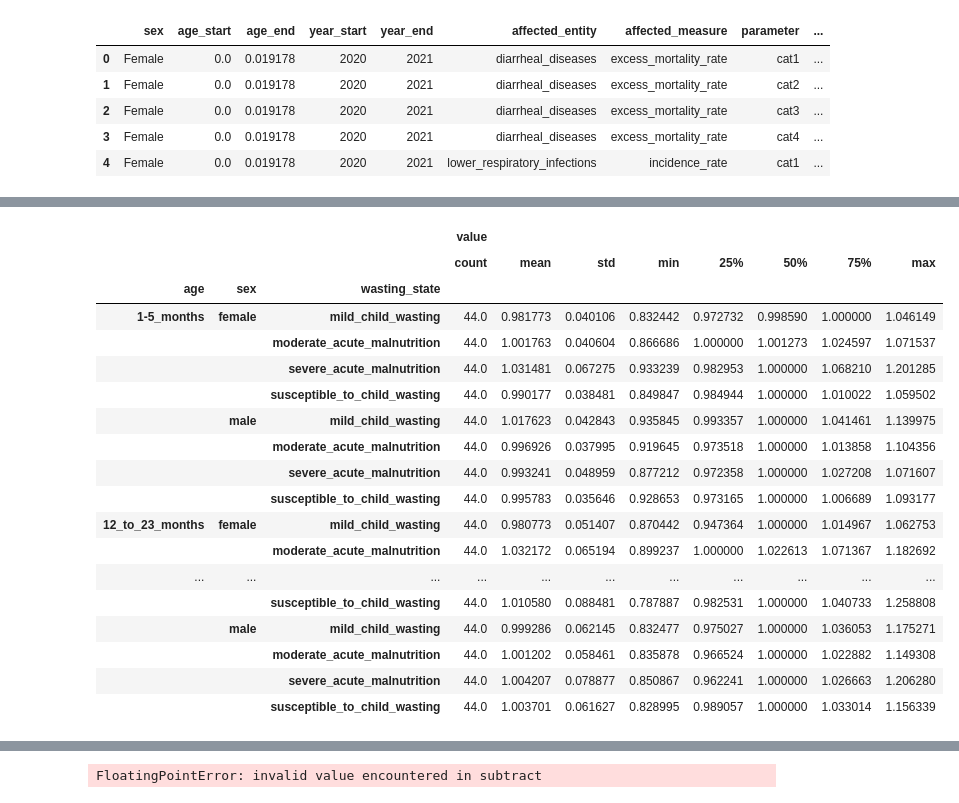
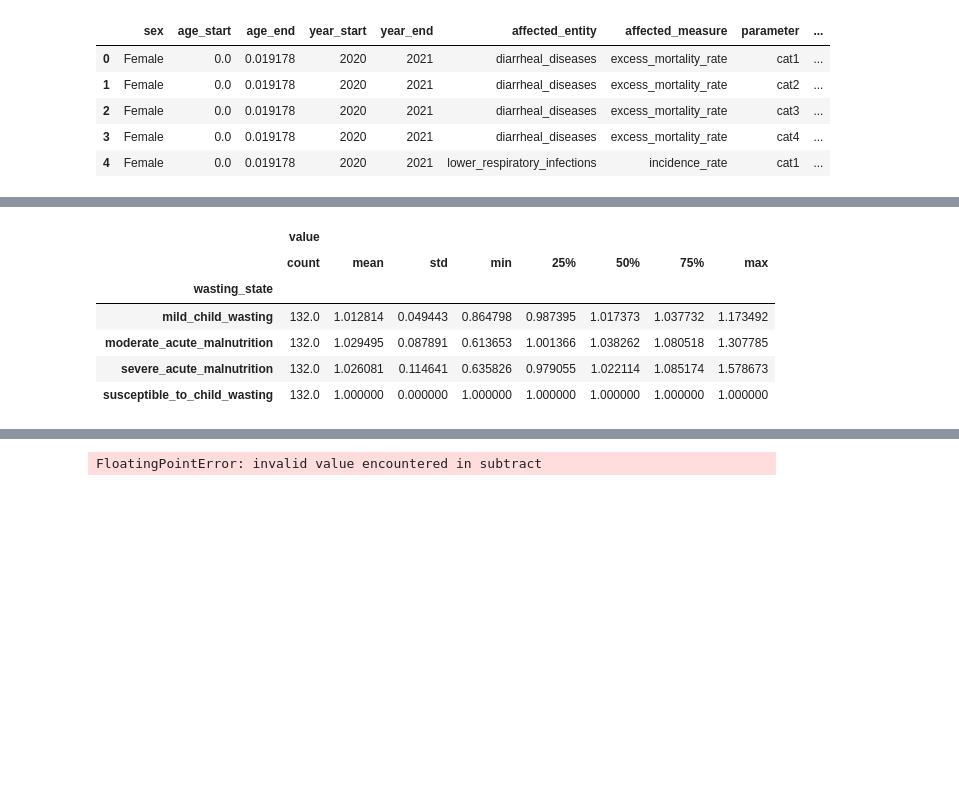
Before and after one commit to ihmeuw/vivarium_research_ciff_sam, a Jupyter notebook: model_validation/model7/model_7.1.1_risk_effects_verification.ipynb, the cells around one changed output, grey strips where cells are left out. Cells and saved outputs as stored; diff of their text form; code cells hidden in the pictures; blank space fills up the shorter version.

```diff
--- a/model_validation/model7/model_7.1.1_risk_effects_verification.ipynb
+++ b/model_validation/model7/model_7.1.1_risk_effects_verification.ipynb
@@ -196,33 +182,22 @@ dpt = pd.read_csv(output_dir + 'diarrhea_state_person_time.csv')
 # %%
 cols = ['age','sex']
 
 a = ((dt.loc[(dt.measure=='susceptible_to_diarrheal_diseases_to_diarrheal_diseases_event_count')].groupby(['input_draw','wasting_state']+cols).sum()[['value']])
 / (dpt.loc[(dpt.cause=='susceptible_to_diarrheal_diseases')]
   .groupby(['input_draw','wasting_state']+cols).sum()[['value']])).reset_index()
 ab = a.loc[a.wasting_state=='susceptible_to_child_wasting']
 rrs = (a.set_index(['input_draw'] + cols + ['wasting_state'])
-       / a.set_index(['input_draw'] + cols)[['value']])
-rrs.groupby(['age','sex','wasting_state']).describe()
+       / ab.set_index(['input_draw'] + cols)[['value']])
+rrs.groupby(['wasting_state']).describe()
+# good, all close to 1
 # %% [output]
-|  |  |  | value |  |  |  |  |  |  |  |
-|  |  |  | count | mean | std | min | 25% | 50% | 75% | max |
-| age | sex | wasting_state |  |  |  |  |  |  |  |  |
-| 1-5_months | female | mild_child_wasting | 44.0 | 0.981773 | 0.040106 | 0.832442 | 0.972732 | 0.998590 | 1.000000 | 1.046149 |
-|  |  | moderate_acute_malnutrition | 44.0 | 1.001763 | 0.040604 | 0.866686 | 1.000000 | 1.001273 | 1.024597 | 1.071537 |
-|  |  | severe_acute_malnutrition | 44.0 | 1.031481 | 0.067275 | 0.933239 | 0.982953 | 1.000000 | 1.068210 | 1.201285 |
-|  |  | susceptible_to_child_wasting | 44.0 | 0.990177 | 0.038481 | 0.849847 | 0.984944 | 1.000000 | 1.010022 | 1.059502 |
-|  | male | mild_child_wasting | 44.0 | 1.017623 | 0.042843 | 0.935845 | 0.993357 | 1.000000 | 1.041461 | 1.139975 |
-|  |  | moderate_acute_malnutrition | 44.0 | 0.996926 | 0.037995 | 0.919645 | 0.973518 | 1.000000 | 1.013858 | 1.104356 |
-|  |  | severe_acute_malnutrition | 44.0 | 0.993241 | 0.048959 | 0.877212 | 0.972358 | 1.000000 | 1.027208 | 1.071607 |
-|  |  | susceptible_to_child_wasting | 44.0 | 0.995783 | 0.035646 | 0.928653 | 0.973165 | 1.000000 | 1.006689 | 1.093177 |
-| 12_to_23_months | female | mild_child_wasting | 44.0 | 0.980773 | 0.051407 | 0.870442 | 0.947364 | 1.000000 | 1.014967 | 1.062753 |
-|  |  | moderate_acute_malnutrition | 44.0 | 1.032172 | 0.065194 | 0.899237 | 1.000000 | 1.022613 | 1.071367 | 1.182692 |
-| ... | ... | ... | ... | ... | ... | ... | ... | ... | ... | ... |
-|  |  | susceptible_to_child_wasting | 44.0 | 1.010580 | 0.088481 | 0.787887 | 0.982531 | 1.000000 | 1.040733 | 1.258808 |
-|  | male | mild_child_wasting | 44.0 | 0.999286 | 0.062145 | 0.832477 | 0.975027 | 1.000000 | 1.036053 | 1.175271 |
-|  |  | moderate_acute_malnutrition | 44.0 | 1.001202 | 0.058461 | 0.835878 | 0.966524 | 1.000000 | 1.022882 | 1.149308 |
-|  |  | severe_acute_malnutrition | 44.0 | 1.004207 | 0.078877 | 0.850867 | 0.962241 | 1.000000 | 1.026663 | 1.206280 |
-|  |  | susceptible_to_child_wasting | 44.0 | 1.003701 | 0.061627 | 0.828995 | 0.989057 | 1.000000 | 1.033014 | 1.156339 |
+|  | value |  |  |  |  |  |  |  |
+|  | count | mean | std | min | 25% | 50% | 75% | max |
+| wasting_state |  |  |  |  |  |  |  |  |
+| mild_child_wasting | 132.0 | 1.012814 | 0.049443 | 0.864798 | 0.987395 | 1.017373 | 1.037732 | 1.173492 |
+| moderate_acute_malnutrition | 132.0 | 1.029495 | 0.087891 | 0.613653 | 1.001366 | 1.038262 | 1.080518 | 1.307785 |
+| severe_acute_malnutrition | 132.0 | 1.026081 | 0.114641 | 0.635826 | 0.979055 | 1.022114 | 1.085174 | 1.578673 |
+| susceptible_to_child_wasting | 132.0 | 1.000000 | 0.000000 | 1.000000 | 1.000000 | 1.000000 | 1.000000 | 1.000000 |
 # %%
 def calculate_csmr_rrs(strata_cols):
     d = deaths.reset_index()
```
Also changed, not shown: parts of 12 cells of this notebook, 12 other files.
